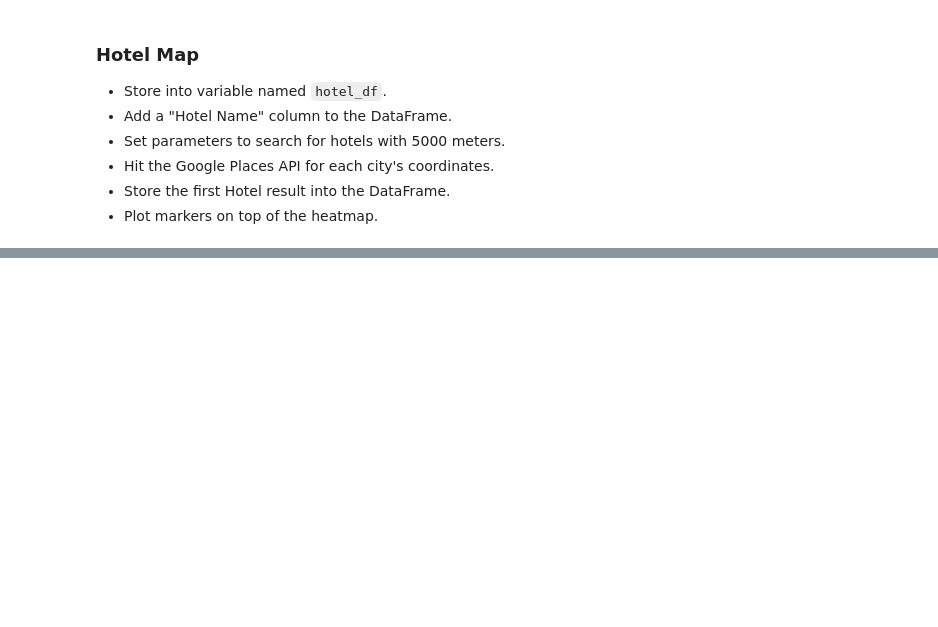
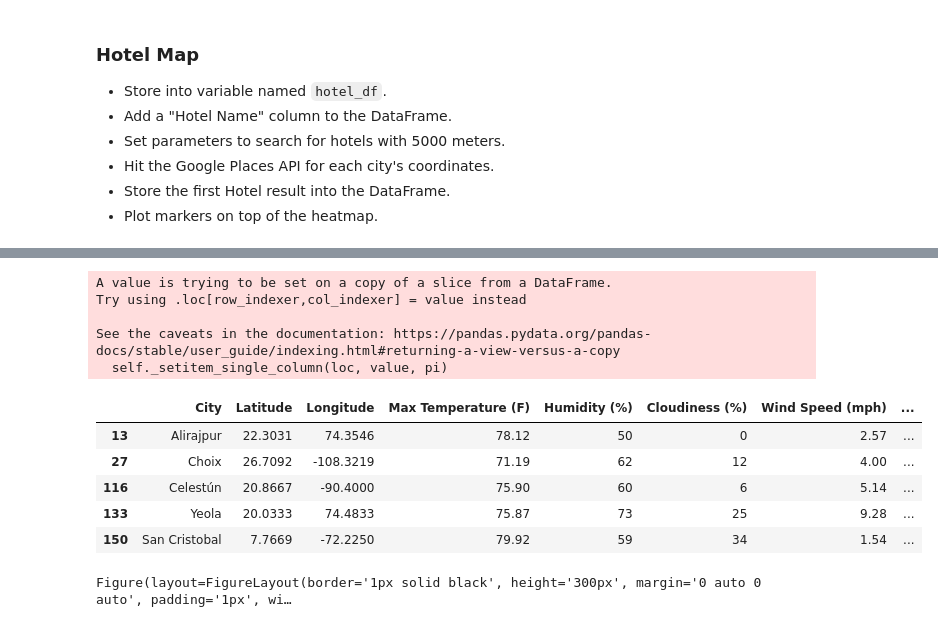
Before and after one commit to PatttyCakess/api_challenge, a Jupyter notebook: starter_code/VacationPy.ipynb, the cells around one changed output, grey strips where cells are left out. Drawn from its saved outputs; the diff is of its cells as text; code cells hidden in the pictures; blank space fills up the shorter version.

```diff
--- a/starter_code/VacationPy.ipynb
+++ b/starter_code/VacationPy.ipynb
@@ -40,3 +120,39 @@ from api_keys import g_key
+# %%
+target_search = "hotel"
+for index, row in hotel_df.iterrows():
+    target_coordinates = str(hotel_df.loc[index,"Latitude"])+","+str(hotel_df.loc[index, "Longitude"])
+    # set up a parameters dictionary
+    params = {
+        'radius':50000,
+        'keyword':target_search,
+        "location": target_coordinates,
+        "key": g_key
+    }
+    # base url
+    base_url = "https://maps.googleapis.com/maps/api/place/nearbysearch/json"
+    # run a request using our params dictionary
+    response = requests.get(base_url, params=params).json()
+    results = response['results']
+    try:
+        first_result = results[0]
+
+        # grab name
+        hotel_df.loc[index, 'Hotel Name']=first_result.get('name')
+    except(IndexError):
+        print(f'No hotels found in the area')
+hotel_df.head()
+# %% [output]
+A value is trying to be set on a copy of a slice from a DataFrame.
+Try using .loc[row_indexer,col_indexer] = value instead
+
+See the caveats in the documentation: https://pandas.pydata.org/pandas-docs/stable/user_guide/indexing.html#returning-a-view-versus-a-copy
+  self._setitem_single_column(loc, value, pi)
+|  | City | Latitude | Longitude | Max Temperature (F) | Humidity (%) | Cloudiness (%) | Wind Speed (mph) | ... |
+| 13 | Alirajpur | 22.3031 | 74.3546 | 78.12 | 50 | 0 | 2.57 | ... |
+| 27 | Choix | 26.7092 | -108.3219 | 71.19 | 62 | 12 | 4.00 | ... |
+| 116 | Celestún | 20.8667 | -90.4000 | 75.90 | 60 | 6 | 5.14 | ... |
+| 133 | Yeola | 20.0333 | 74.4833 | 75.87 | 73 | 25 | 9.28 | ... |
+| 150 | San Cristobal | 7.7669 | -72.2250 | 79.92 | 59 | 34 | 1.54 | ... |
 # %%
 # NOTE: Do not change any of the code in this cell
 
@@ -55,5 +171,9 @@ locations = hotel_df[["Lat", "Lng"]]
 # %%
 # Add marker layer ontop of heat map
-
+markers = gmaps.marker_layer(locations, hover_text= hotel_info)
+fig.add_layer(markers)
 
 # Display figure
+fig
+# %% [output]
+Figure(layout=FigureLayout(border='1px solid black', height='300px', margin='0 auto 0 auto', padding='1px', wi…
```
Also changed, not shown: parts of 5 cells of this notebook, 2 other files.
